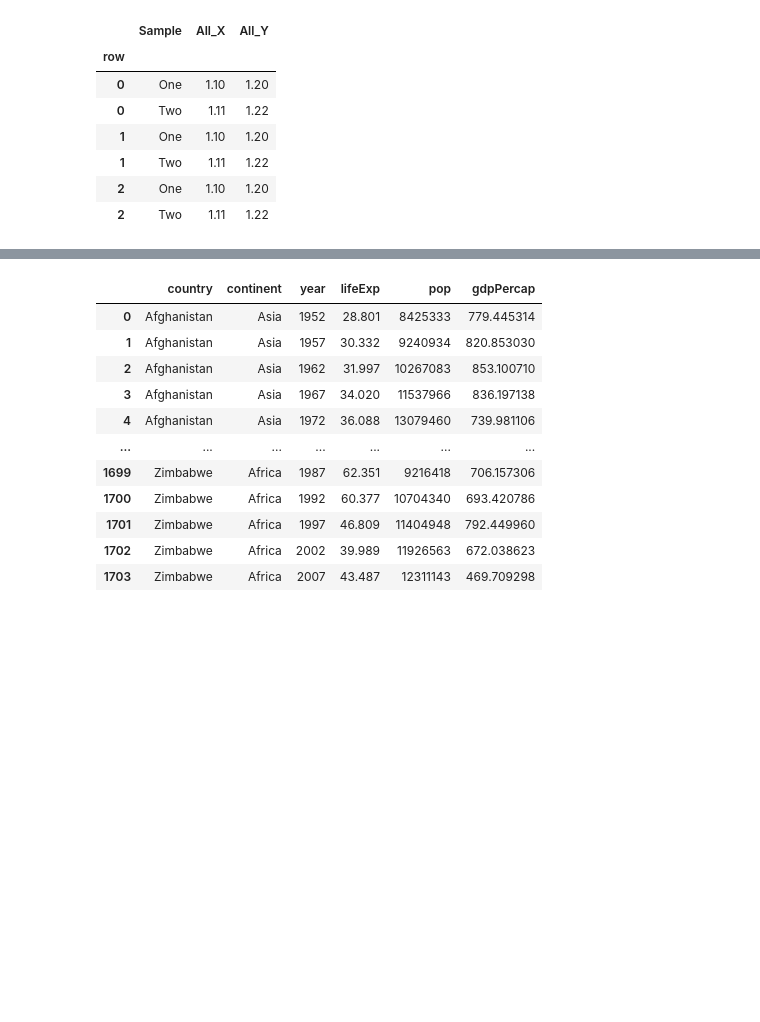
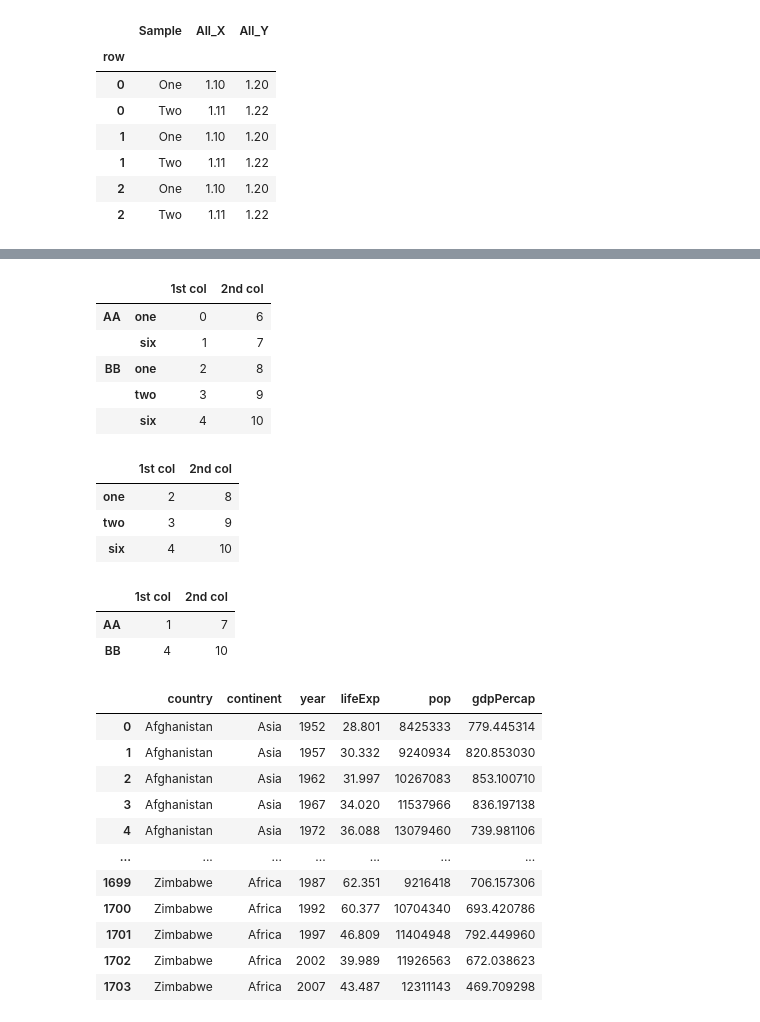
Before and after one commit to ChrisHSKim/python_for_everyone, a Jupyter notebook: notebooks/python with pandas.ipynb, the cells around one changed output, grey strips where cells are left out. Drawn from its saved outputs; the diff is of its cells as text; code cells hidden in the pictures; blank space fills up the shorter version.

```diff
--- a/notebooks/python with pandas.ipynb
+++ b/notebooks/python with pandas.ipynb
@@ -272,3 +294,32 @@ df
+# %%
+coords = [('AA', 'one'), ('AA', 'six'), ('BB', 'one'), ('BB', 'two'), ('BB', 'six')]
+# %%
+index = pd.MultiIndex.from_tuples(coords)
+# %%
+df = pd.DataFrame({'1st col': [0, 1, 2, 3, 4],
+                   '2nd col': [6, 7, 8, 9, 10]}, index)
+# %%
+df
+# %% [output]
+|  |  | 1st col | 2nd col |
+| AA | one | 0 | 6 |
+|  | six | 1 | 7 |
+| BB | one | 2 | 8 |
+|  | two | 3 | 9 |
+|  | six | 4 | 10 |
+# %%
+df.xs('BB', level=0, axis=0)
+# %% [output]
+|  | 1st col | 2nd col |
+| one | 2 | 8 |
+| two | 3 | 9 |
+| six | 4 | 10 |
+# %%
+df.xs('six', level=1, axis=0)
+# %% [output]
+|  | 1st col | 2nd col |
+| AA | 1 | 7 |
+| BB | 4 | 10 |
 # %%
 pd.read_csv('../data/gapminder.tsv', sep='\t')
 # %% [output]
```
Also changed, not shown: parts of 10 cells of this notebook.
